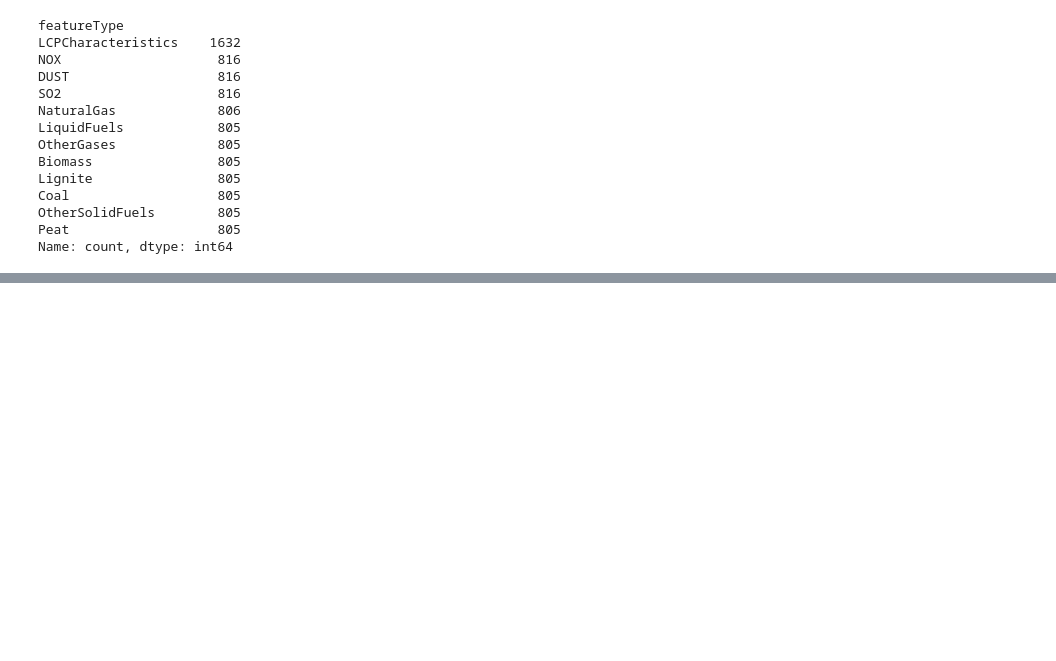
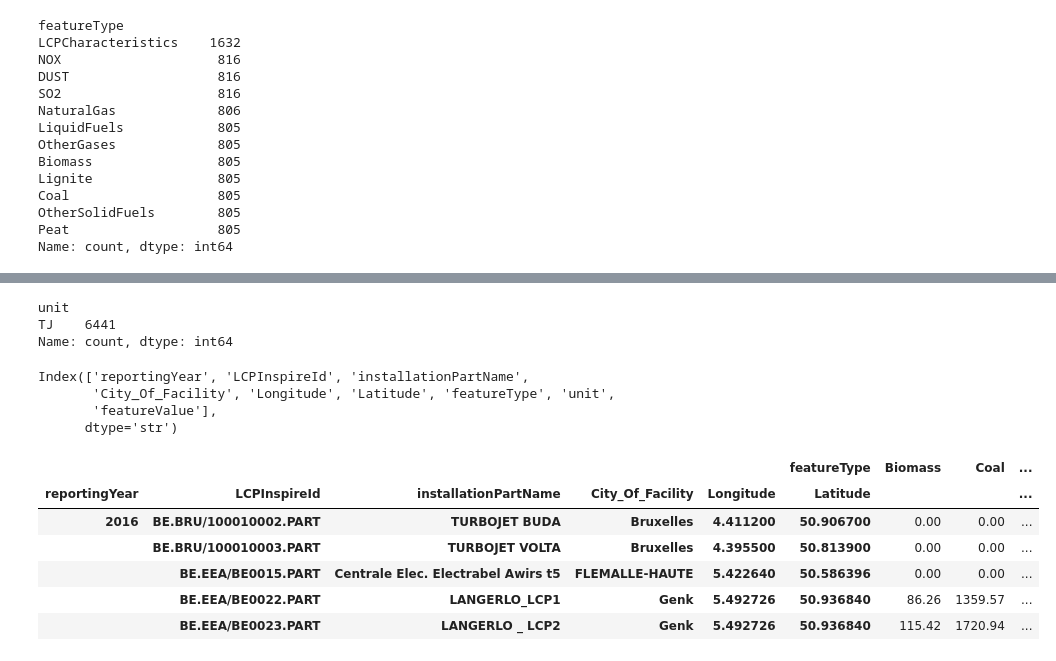
Before and after one commit to olivierpi974/belgian-environement-monitor, a Jupyter notebook: notebooks/silver_f5_2_energy_profiling.ipynb, the cells around one changed output, grey strips where cells are left out. Cells and saved outputs as stored; diff of their text form; code cells hidden in the pictures; blank space fills up the shorter version.

```diff
--- a/notebooks/silver_f5_2_energy_profiling.ipynb
+++ b/notebooks/silver_f5_2_energy_profiling.ipynb
@@ -50,8 +50,7 @@ Index(['PublicationDate', 'countryName', 'reportingYear', 'LCPInspireId',
       dtype='str')
 # %%
 col_to_keep= ['reportingYear', 'LCPInspireId',
-       'installationPartName',
-       'City_Of_Facility', 'Longitude',
-       'Latitude', 'featureType', 'unit', 'featureValue']
+       'Longitude',
+       'Latitude', 'featureType', 'featureValue']
 # %%
 f5_2be=f5_2be[col_to_keep].copy()
@@ -87,0 +92,5 @@ KeyError: 'LCPInspiredId'
+# %%
+#filtrage par combustible
+combustible=['NaturalGas', 'LiquidFuels', 'OtherGases', 'Biomass', 'Lignite', 'Coal', 'OtherSolidFuels', 'Peat']
+mask=f5_2be['featureType'].isin(combustible)
+f5_2_be_filtered=f5_2be[mask]
@@ -87,0 +106,27 @@ KeyError: 'LCPInspiredId'
+# %%
+f5_2_be_filtered['unit'].value_counts()
+# %% [output]
+unit
+TJ    6441
+Name: count, dtype: int64
+# %%
+f5_2_be_filtered.columns
+# %% [output]
+Index(['reportingYear', 'LCPInspireId', 'installationPartName',
+       'City_Of_Facility', 'Longitude', 'Latitude', 'featureType', 'unit',
+       'featureValue'],
+      dtype='str')
+# %%
+#pivot
+f5_2_be_pivoted= f5_2_be_filtered.pivot_table(index=['reportingYear','LCPInspireId','installationPartName',
+       'City_Of_Facility', 'Longitude', 'Latitude'],columns='featureType',values='featureValue')
+# %%
+f5_2_be_pivoted.head()
+# %% [output]
+|  |  |  |  |  | featureType | Biomass | Coal | ... |
+| reportingYear | LCPInspireId | installationPartName | City_Of_Facility | Longitude | Latitude |  |  | ... |
+| 2016 | BE.BRU/100010002.PART | TURBOJET BUDA | Bruxelles | 4.411200 | 50.906700 | 0.00 | 0.00 | ... |
+|  | BE.BRU/100010003.PART | TURBOJET VOLTA | Bruxelles | 4.395500 | 50.813900 | 0.00 | 0.00 | ... |
+|  | BE.EEA/BE0015.PART | Centrale Elec. Electrabel Awirs t5 | FLEMALLE-HAUTE | 5.422640 | 50.586396 | 0.00 | 0.00 | ... |
+|  | BE.EEA/BE0022.PART | LANGERLO_LCP1 | Genk | 5.492726 | 50.936840 | 86.26 | 1359.57 | ... |
+|  | BE.EEA/BE0023.PART | LANGERLO _ LCP2 | Genk | 5.492726 | 50.936840 | 115.42 | 1720.94 | ... |
```
Also changed, not shown: parts of 15 cells of this notebook, 10 other files.
